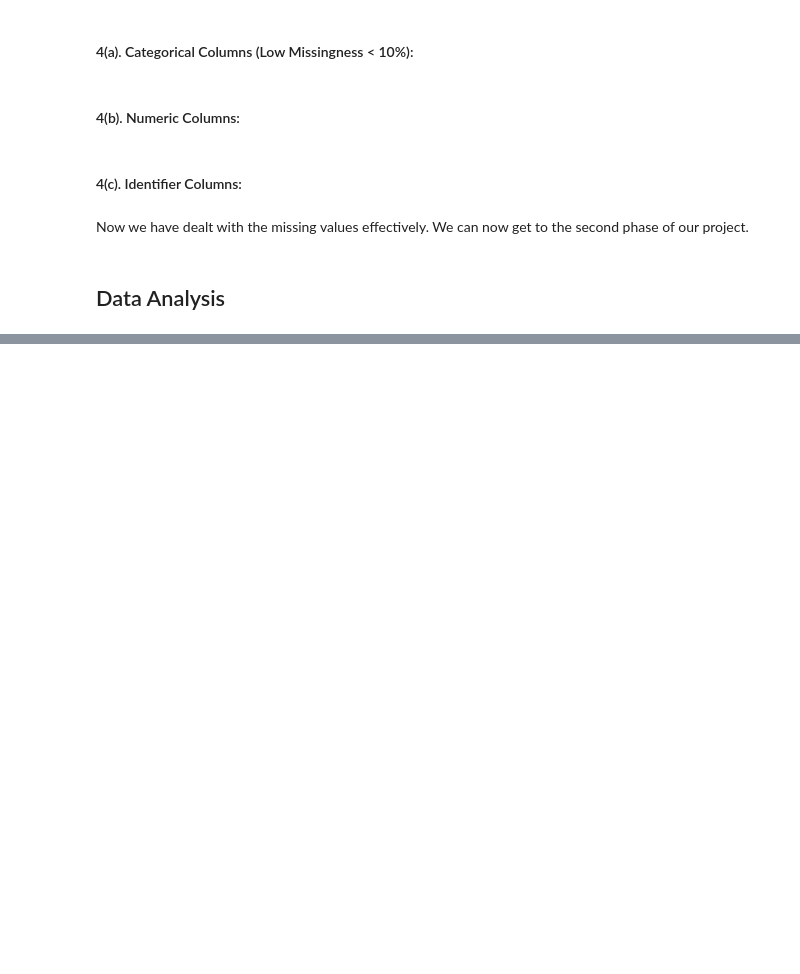
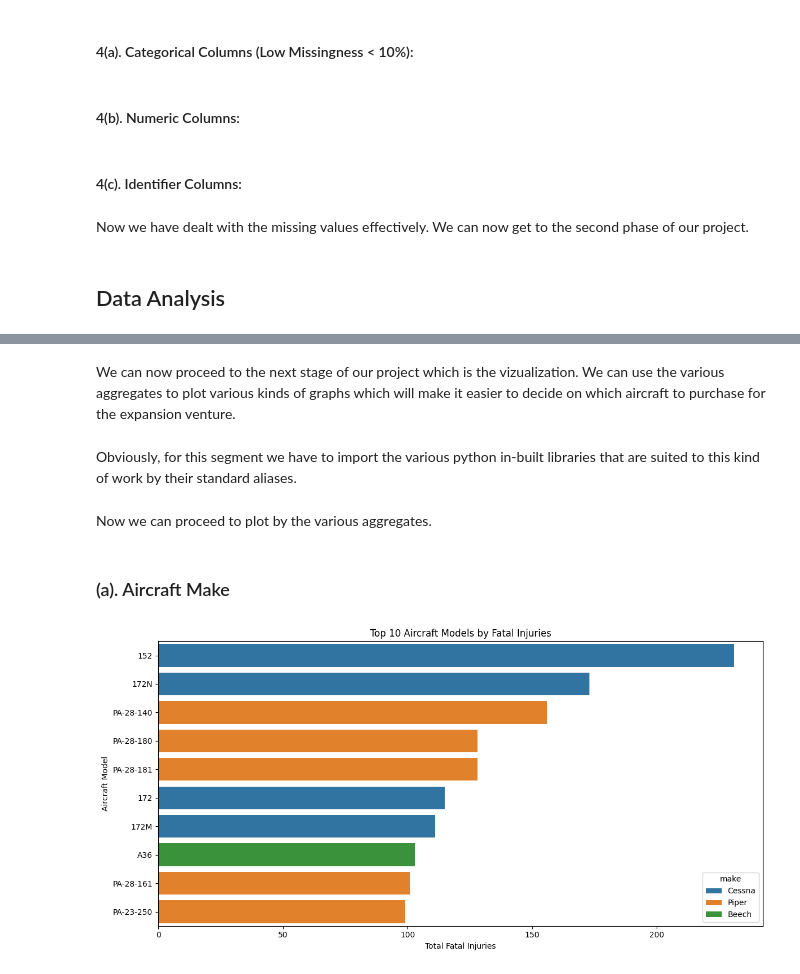
Before and after one commit to Love-Reen/Aviation-project-Modifications, a Jupyter notebook: Phase-One-Project.ipynb, the cells around one changed output, grey strips where cells are left out. Saved outputs shown, nothing was run; the diff lists cells and outputs as text; code cells hidden in the pictures; blank space fills up the shorter version.

```diff
--- a/Phase-One-Project.ipynb
+++ b/Phase-One-Project.ipynb
@@ -361,0 +422,10 @@ Now we have dealt with the missing values effectively. We can now get to the sec
+# %%
+Aviation_data.columns = (
+    Aviation_data.columns
+    .str.strip()                       # remove leading/trailing spaces
+    .str.lower()                       # lowercase all
+    .str.replace('[^a-z0-9]+', '_', regex=True)  # replace non-alphanumeric with underscore
+    .str.strip('_')                   # remove leading/trailing underscores
+)
+
+print(Aviation_data.columns)
@@ -361,0 +450,9 @@ Now we have dealt with the missing values effectively. We can now get to the sec
+# %%
+# Calculate fatality rate by aircraft model
+safety_by_model = Aviation_data.groupby(['make', 'model']).agg(
+    total_incidents=('event_id', 'count'),
+    fatal_incidents=('total_fatal_injuries', lambda x: (x > 0).sum()),
+    destruction_rate=('aircraft_damage', lambda x: (x == 'Destroyed').mean())
+).reset_index()
+
+safety_by_model['fatality_rate'] = safety_by_model['fatal_incidents'] / safety_by_model['total_incidents']
@@ -361,0 +600,4 @@ Now we have dealt with the missing values effectively. We can now get to the sec
+# %% [markdown]
+We can now proceed to the next stage of our project which is the vizualization. We can use the various aggregates to plot various kinds of graphs which will make it easier to decide on which aircraft to purchase for the expansion venture.
+# %% [markdown]
+Obviously, for this segment we have to import the various python in-built libraries that are suited to this kind of work by their standard aliases.
@@ -361,0 +608,16 @@ Now we have dealt with the missing values effectively. We can now get to the sec
+# %% [markdown]
+Now we can proceed to plot by the various aggregates.
+# %% [markdown]
+### (a). Aircraft Make
+# %%
+# Top 10 aircraft by fatal incidents
+top_fatal = safety_by_model.groupby(['make', 'model'])['fatal_incidents'].sum().nlargest(10).reset_index()
+plt.figure(figsize=(12,6))
+sns.barplot(data=top_fatal, x='fatal_incidents', y='model', hue='make', dodge=False)
+plt.title('Top 10 Aircraft Models by Fatal Injuries')
+plt.xlabel('Total Fatal Injuries')
+plt.ylabel('Aircraft Model')
+plt.tight_layout()
+plt.show()
+# %% [output]
+[figure, added]
```
Also changed, not shown: parts of 61 cells of this notebook.
